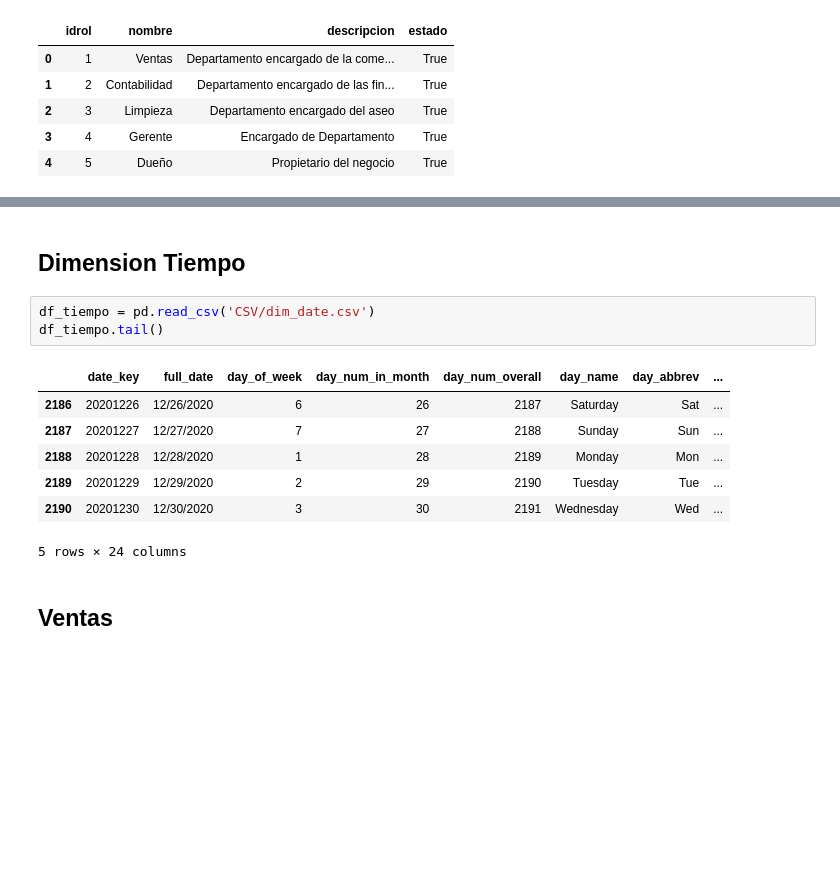
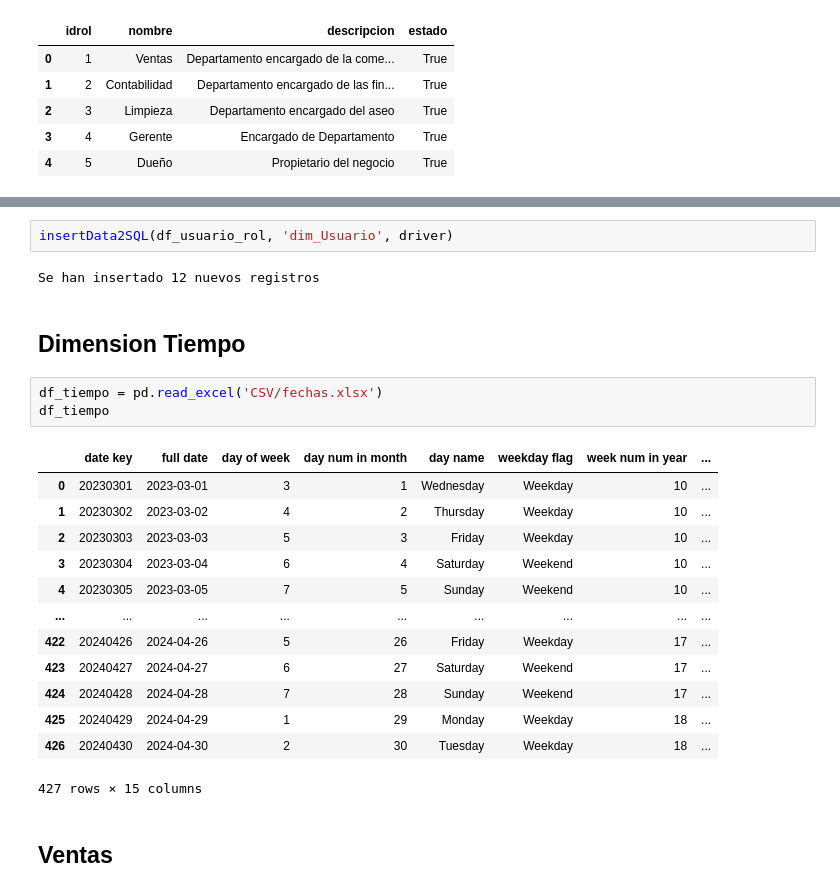
Before and after one commit to 1Dore/EComerce-ETL-AWS, a Jupyter notebook: python notebooks/Insertas_Hechos.ipynb, the cells around one changed output, grey strips where cells are left out. Cells and saved outputs as stored; diff of their text form; blank space fills up the shorter version.

Commit message:
inserción datos data warehouse terminado

```diff
--- a/python notebooks/Insertas_Hechos.ipynb
+++ b/python notebooks/Insertas_Hechos.ipynb
@@ -157,15 +220,25 @@ df_usuario_rol.head()
+# %%
+insertData2SQL(df_usuario_rol, 'dim_Usuario', driver)
+# %% [output]
+Se han insertado 12 nuevos registros
 # %% [markdown]
 ## Dimension Tiempo
 # %%
-df_tiempo = pd.read_csv('CSV/dim_date.csv')
-df_tiempo.tail()
+df_tiempo = pd.read_excel('CSV/fechas.xlsx')
+df_tiempo
 # %% [output]
-|  | date_key | full_date | day_of_week | day_num_in_month | day_num_overall | day_name | day_abbrev | ... |
-| 2186 | 20201226 | 12/26/2020 | 6 | 26 | 2187 | Saturday | Sat | ... |
-| 2187 | 20201227 | 12/27/2020 | 7 | 27 | 2188 | Sunday | Sun | ... |
-| 2188 | 20201228 | 12/28/2020 | 1 | 28 | 2189 | Monday | Mon | ... |
-| 2189 | 20201229 | 12/29/2020 | 2 | 29 | 2190 | Tuesday | Tue | ... |
-| 2190 | 20201230 | 12/30/2020 | 3 | 30 | 2191 | Wednesday | Wed | ... |
+|  | date key | full date | day of week | day num in month | day name | weekday flag | week num in year | ... |
+| 0 | 20230301 | 2023-03-01 | 3 | 1 | Wednesday | Weekday | 10 | ... |
+| 1 | 20230302 | 2023-03-02 | 4 | 2 | Thursday | Weekday | 10 | ... |
+| 2 | 20230303 | 2023-03-03 | 5 | 3 | Friday | Weekday | 10 | ... |
+| 3 | 20230304 | 2023-03-04 | 6 | 4 | Saturday | Weekend | 10 | ... |
+| 4 | 20230305 | 2023-03-05 | 7 | 5 | Sunday | Weekend | 10 | ... |
+| ... | ... | ... | ... | ... | ... | ... | ... | ... |
+| 422 | 20240426 | 2024-04-26 | 5 | 26 | Friday | Weekday | 17 | ... |
+| 423 | 20240427 | 2024-04-27 | 6 | 27 | Saturday | Weekend | 17 | ... |
+| 424 | 20240428 | 2024-04-28 | 7 | 28 | Sunday | Weekend | 17 | ... |
+| 425 | 20240429 | 2024-04-29 | 1 | 29 | Monday | Weekday | 18 | ... |
+| 426 | 20240430 | 2024-04-30 | 2 | 30 | Tuesday | Weekday | 18 | ... |
-5 rows × 24 columns
+427 rows × 15 columns
 # %% [markdown]
 ## Ventas
```
Also changed, not shown: parts of 20 cells of this notebook, 2 other files.
